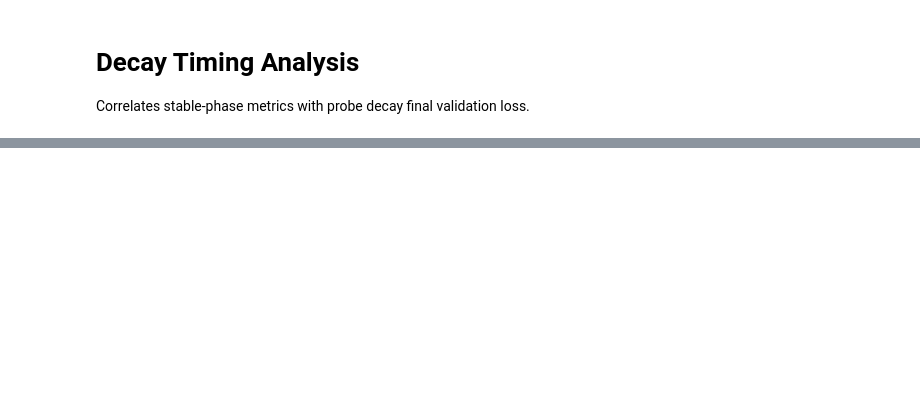
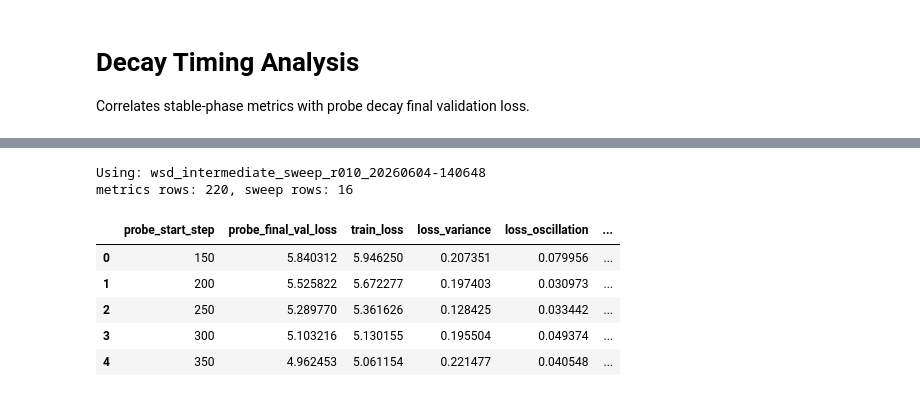
Before and after one commit to Duckymini/wsd_metric_triggered, a Jupyter notebook: notebooks/decay_analysis.ipynb, the cells around one changed output, grey strips where cells are left out. Drawn from its saved outputs; the diff is of its cells as text; code cells hidden in the pictures; blank space fills up the shorter version.

```diff
--- a/notebooks/decay_analysis.ipynb
+++ b/notebooks/decay_analysis.ipynb
@@ -21,17 +30,34 @@ for i, r in enumerate(runs):
 # %%
 # Select a run
-RUN = runs[-1]  # or pick by index / name
+RUN_NAME = "wsd_intermediate_sweep_r010_20260604-140648"
+RUN = LOG_DIR / RUN_NAME
+assert RUN.exists(), f"Missing run directory: {RUN}"
+assert (RUN / "decay_sweep.jsonl").exists(), f"Missing decay sweep: {RUN}"
 print("Using:", RUN.name)
 
 def read_jsonl(path):
     with open(path) as f:
         return pd.DataFrame(json.loads(line) for line in f)
 
 metrics = read_jsonl(RUN / "metrics.jsonl")
 sweep   = read_jsonl(RUN / "decay_sweep.jsonl")
 
+val_rows = metrics[metrics["validation_loss"].notna()][["step", "validation_loss"]].copy()
+val_rows = val_rows.rename(columns={"step": "probe_start_step", "validation_loss": "probe_start_val_loss"})
+sweep = sweep.merge(val_rows, on="probe_start_step", how="left")
+assert sweep["probe_start_val_loss"].notna().all(), "Missing validation loss for at least one probe start"
+
 print(f"metrics rows: {len(metrics)}, sweep rows: {len(sweep)}")
 sweep.head()
+# %% [output]
+Using: wsd_intermediate_sweep_r010_20260604-140648
+metrics rows: 220, sweep rows: 16
+|  | probe_start_step | probe_final_val_loss | train_loss | loss_variance | loss_oscillation | ... |
+| 0 | 150 | 5.840312 | 5.946250 | 0.207351 | 0.079956 | ... |
+| 1 | 200 | 5.525822 | 5.672277 | 0.197403 | 0.030973 | ... |
+| 2 | 250 | 5.289770 | 5.361626 | 0.128425 | 0.033442 | ... |
+| 3 | 300 | 5.103216 | 5.130155 | 0.195504 | 0.049374 | ... |
+| 4 | 350 | 4.962453 | 5.061154 | 0.221477 | 0.040548 | ... |
 # %%
 # Training loss curve with probe timing markers
 train_rows = metrics[metrics["train_loss"].notna()]
```
Also changed, not shown: parts of 6 cells of this notebook.
